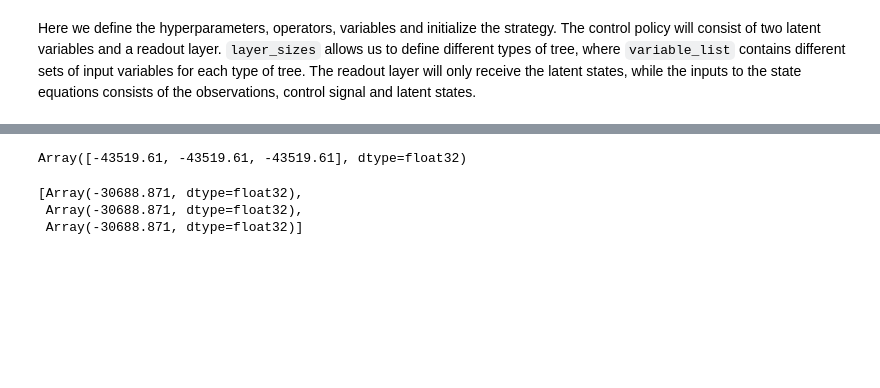
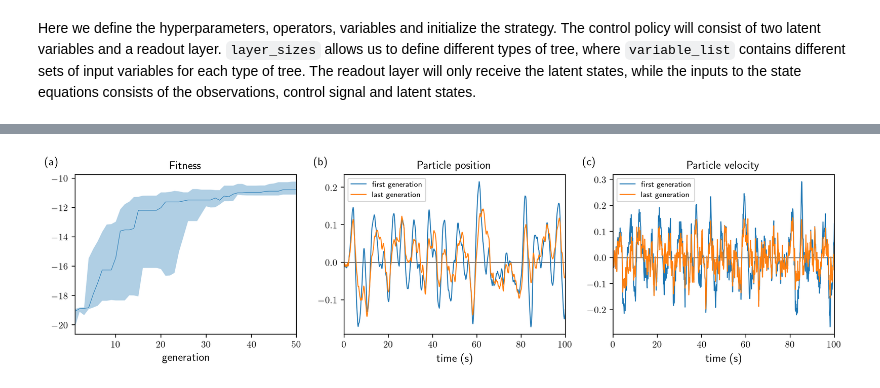
Before and after one commit to marcelvangerven/neuromorphic_intelligence, a Jupyter notebook: notebooks/differential_genetic_programming_repeated.ipynb, the cells around one changed output, grey strips where cells are left out. Saved outputs shown, nothing was run; the diff lists cells and outputs as text; code cells hidden in the pictures; blank space fills up the shorter version.

```diff
--- a/notebooks/differential_genetic_programming_repeated.ipynb
+++ b/notebooks/differential_genetic_programming_repeated.ipynb
@@ -349,9 +357,9 @@ experiment 2 fitness: -54324.6796875
 
 # plt.savefig('../figures/differential_genetic_programming.pdf', format='pdf')
 # %%
-# stats for interquartile range
+# stats for interquartile range; ignore nan values
 fdata = jnp.array(FBEST)
-q1_learning = jnp.percentile(fdata, 25, axis=0)
-q3_learning = jnp.percentile(fdata, 75, axis=0)
-median_learning = jnp.median(fdata, axis=0)
+q1_learning = jnp.nanpercentile(fdata, 25, axis=0)
+q3_learning = jnp.nanpercentile(fdata, 75, axis=0)
+median_learning = jnp.nanmedian(fdata, axis=0)
 # %%
@@ -399,10 +422,53 @@ plt.savefig('../figures/differential_genetic_programming.pdf', format='pdf')
-# %%
-q1_learning
-# %% [output]
-Array([-43519.61, -43519.61, -43519.61], dtype=float32)
-# %%
-FBEST[1]
-# %% [output]
-[Array(-30688.871, dtype=float32),
- Array(-30688.871, dtype=float32),
- Array(-30688.871, dtype=float32)]
+# %%
+# select best trajectory to plot
+bidx = jnp.argmax(jnp.array([f[-1] for f in FBEST]))
+xs0 = XS0[bidx]
+xs = XS[bidx]
+
+ts = jnp.arange(0, T, dt)
+
+fig, ax = plt.subplots(1, 3, figsize=(12,3.35))
+
+gens = jnp.arange(num_generations)+1
+ax[0].fill_between(gens, q1_learning, q3_learning, alpha=0.35)
+ax[0].plot(gens, median_learning, color=cmap(0), lw=0.5)
+# for i in range(NUM_EXP):
+#     ax[0].plot(gens, FBEST[i], color=cmap(0), lw=1)
+ax[0].set_title('Fitness');
+ax[0].set_xlabel('generation')
+ax[0].text(0.0, 1.0, '(a)', transform=(
+    ax[0].transAxes + ScaledTranslation(-32/72, +7/72, fig.dpi_scale_trans)),
+    fontsize='large', va='bottom', fontfamily='serif')
+
+ax[1].plot([0, T], [0.0, 0.0], 'k-', lw=0.5,label='_nolegend_')
+ax[1].plot(ts, xs0[0,:,0],label='first generation', lw=1)
+ax[1].plot(ts, xs[0,:,0],label='last generation', lw=1)
+ax[1].legend(loc='upper left')
+ax[1].set_title('Particle position');
+ax[1].set_xlabel('time (s)')
+ax[1].text(0.0, 1.0, '(b)', transform=(
+    ax[1].transAxes + ScaledTranslation(-32/72, +7/72, fig.dpi_scale_trans)),
+    fontsize='large', va='bottom', fontfamily='serif')
+
+ax[2].plot([0, T], [0.0, 0.0], 'k-', lw=0.5,label='_nolegend_')
+ax[2].plot(ts, xs0[0,:,1],label='first generation', lw=1)
+ax[2].plot(ts, xs[0,:,1],label='last generation', lw=1)
+ax[2].legend(loc='upper left')
+ax[2].set_title('Particle velocity');
+ax[2].set_xlabel('time (s)')
+ax[2].text(0.0, 1.0, '(c)', transform=(
+    ax[2].transAxes + ScaledTranslation(-32/72, +7/72, fig.dpi_scale_trans)),
+    fontsize='large', va='bottom', fontfamily='serif')
+
+# ax[0].text(0.0, -1.0, '(d)', transform=(
+#     ax[0].transAxes + ScaledTranslation(-32/72, +7/72, fig.dpi_scale_trans)),
+#     fontsize='large', va='bottom', fontfamily='serif')
+
+for i in range(3):
+    ax[i].margins(x=0)
+
+plt.tight_layout()
+
+plt.savefig('../figures/differential_genetic_programming.pdf', format='pdf')
+# %% [output]
+[figure, added]
```
Also changed, not shown: parts of 5 cells of this notebook, 3 other files.
